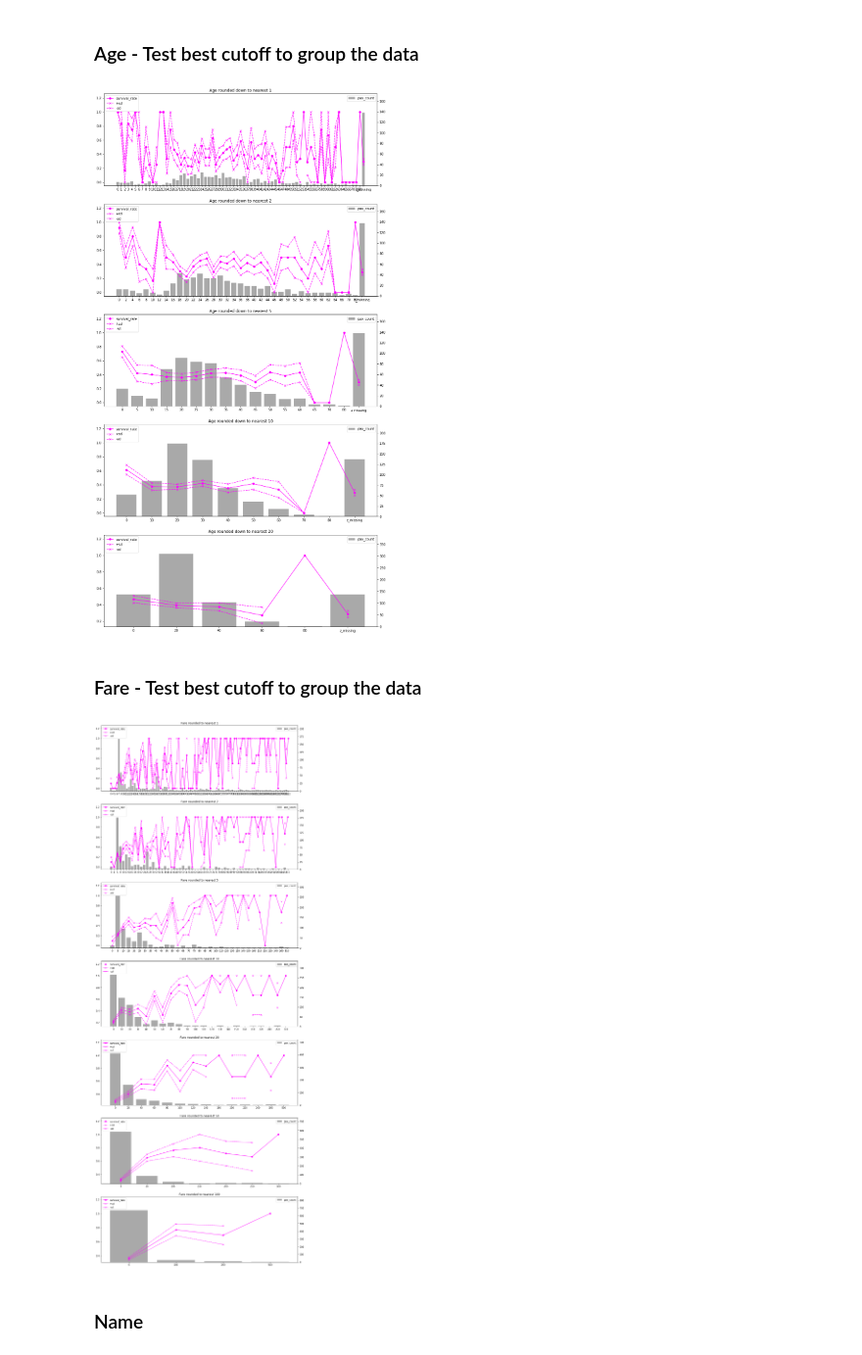
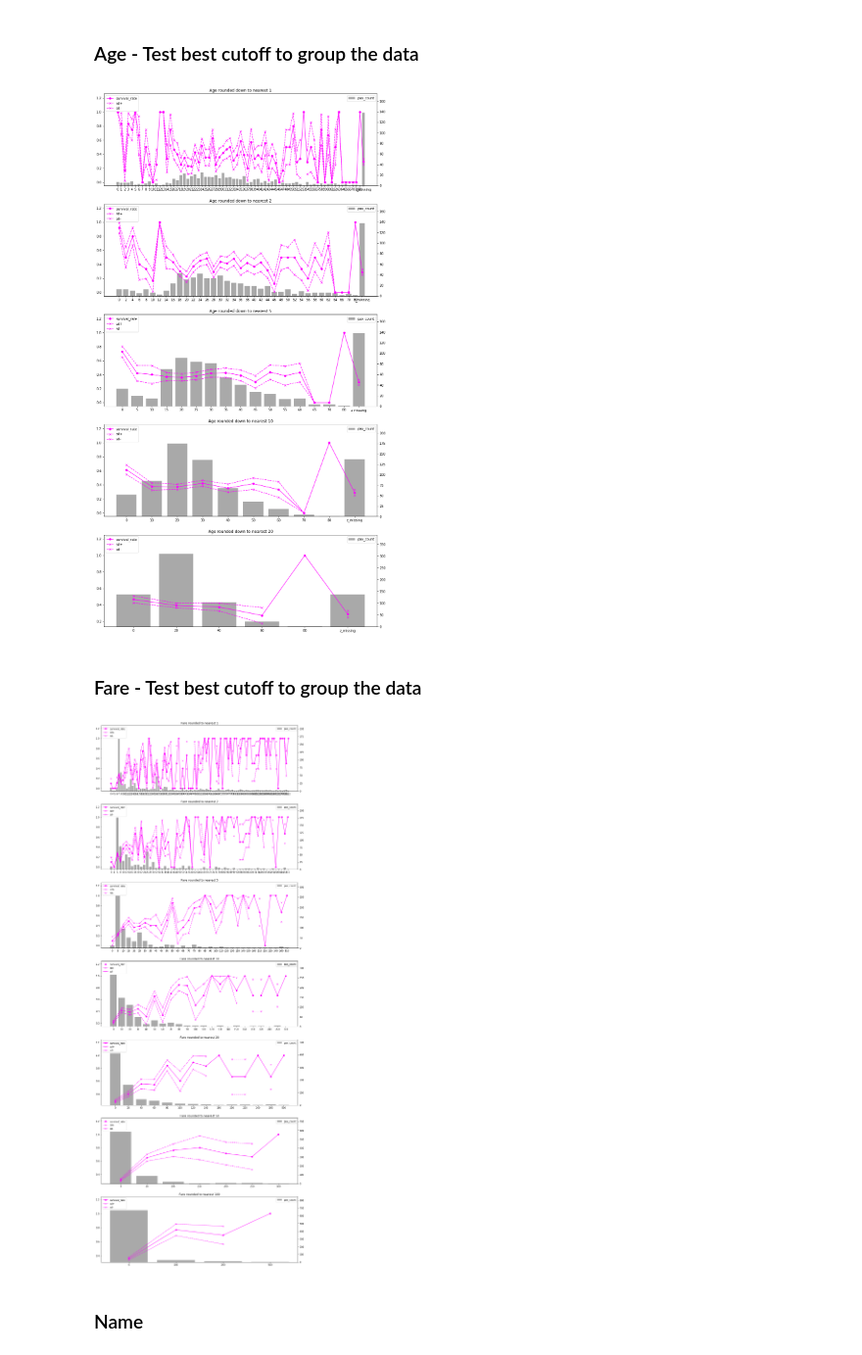
Before and after one commit to riwaa/Kaggle_ML_Titanic, a Jupyter notebook: Titanic_Model_v2.ipynb, the cells around one changed output. Shown at 98% size. Cells and saved outputs as stored; diff of their text form; code cells hidden in the pictures.

```diff
--- a/Titanic_Model_v2.ipynb
+++ b/Titanic_Model_v2.ipynb
@@ -121,7 +121,17 @@ __I will need to understand the following variable better:__
 * Fare: data is really sparse, Need to explore groupbing data
 * Cabin: Maybe the letter of the cabin would be useful
 # %%
-def var_info(train_data, var, label=train_label, target={'Survived': [('survival_rate', 'mean'), ('survival_rate_sd', np.std)]}):
+def mean_plus_sd(x):
+    if len(x) <= 1:
+        return(np.nan)
+    return(np.mean(x) + np.std(x)/(len(x)**0.5))
+
+def mean_minus_sd(x):
+    if len(x) <= 1:
+        return(np.nan)
+    return(np.mean(x) - np.std(x)/(len(x)**0.5))
+
+def var_info(train_data, var, label=train_label, target={'Survived': [('survival_rate', 'mean'), ('sd+', mean_plus_sd), ('sd-', mean_minus_sd)]}):
 
     df = train_data.copy()
     df['Survived'] = label
@@ -130,8 +140,8 @@ def var_info(train_data, var, label=train_label, target={'Survived': [('survival
     agg_method = {**{var: [('num_pax', 'count')]}, **target}
     agg = df.groupby([var]).agg(agg_method)
     agg.columns = agg.columns.get_level_values(1)
-    if 'survival_rate_sd' in agg.columns:
-        agg.survival_rate_sd = agg.survival_rate_sd / (agg.num_pax**0.5)
+#     if 'survival_rate_sd' in agg.columns:
+#         agg.survival_rate_sd = agg.survival_rate_sd / (agg.num_pax**0.5)
 
     return(agg)
 
@@ -248,17 +258,17 @@ def round_nearest(train_data, var, nearest):
 
     return(df)
 
-def plt_var_info(df, ax, target={'survival_rate':'magenta'}, confidence_interval=True, exposure='pax_count'):
+def plt_var_info(df, ax, target={'survival_rate': {'color': 'magenta', 'style': '-', 'marker': 'o'}}, exposure='pax_count'):
 
     x_labels = [str(i).replace('.0', '') for i in df.index.tolist()]  # change x into string, remove .0
 
     # plot target
     for i in target:
-        ax.plot(x_labels, df[i], label=i, color=target[i], marker='o')
+        color = target[i]['color']
+        style = target[i]['style']
+        marker = target[i]['marker']
+        ax.plot(x_labels, df[i], label=i, color=color, linestyle=style, marker=marker)
 
-        if confidence_interval == True and i + '_sd' in df.columns:
-            ax.plot(x_labels, df[i] + df[i+'_sd'], label='+sd', color=target[i], linestyle='dashed', marker='x')
-            ax.plot(x_labels, df[i] - df[i+'_sd'], label='-sd', color=target[i], linestyle='dashed', marker='x')
 
     ax_twin = ax.twinx()
     ax_twin.bar(x_labels, df.num_pax, label='pax_count', color='darkgrey')
@@ -283,27 +293,30 @@ nearest_rounding = [1, 2, 5, 10, 20]
 fig, axes = plt.subplots(len(nearest_rounding), 1, figsize=(15, 6 * len(nearest_rounding)))
 
 for i, nearest in enumerate(nearest_rounding):
-    df = var_info(round_nearest(train_data, var, nearest), var)
+    df = var_info(round_nearest(train_data, var, nearest), var, label=train_label, target={'Survived': [('survival_rate', 'mean'), ('sd+', mean_plus_sd), ('sd-', mean_minus_sd)]})
 
-    plt_var_info(df, axes[i], {'survival_rate':'magenta'}, confidence_interval=True, exposure='pax_count')
+    lines = {'survival_rate': {'color': 'magenta', 'style': '-', 'marker': 'o'}, 'sd+': {'color': 'magenta', 'style': '--', 'marker': 'x'}, 'sd-': {'color': 'magenta', 'style': '--', 'marker': 'x'}}
+    plt_var_info(df, axes[i], lines, exposure='pax_count')
     axes[i].set_title('{} rounded down to nearest {}'.format(var, nearest))
 # %% [output]
-[figure, old version]
+[figure, new version]
 # %% [markdown]
 ### Fare - Test best cutoff to group the data
 # %%
 var = 'Fare'
 nearest_rounding = [1, 2, 5, 10, 20, 50, 100]
 
 fig, axes = plt.subplots(len(nearest_rounding), 1, figsize=(15, 6 * len(nearest_rounding)))
 
 for i, nearest in enumerate(nearest_rounding):
-    df = var_info(round_nearest(train_data, var, nearest), var)
+    df = var_info(round_nearest(train_data, var, nearest), var, label=train_label, target={'Survived': [('survival_rate', 'mean'), ('sd+', mean_plus_sd), ('sd-', mean_minus_sd)]})
 
-    plt_var_info(df, axes[i])
+    lines = {'survival_rate': {'color': 'magenta', 'style': '-', 'marker': 'o'}, 'sd+': {'color': 'magenta', 'style': '--', 'marker': 'x'}, 'sd-': {'color': 'magenta', 'style': '--', 'marker': 'x'}}
+
+    plt_var_info(df, axes[i], lines)
     axes[i].set_title('{} rounded to nearest {}'.format(var, nearest))
 # %% [output]
-[figure, old version]
+[figure, new version]
 # %% [markdown]
 ### Name
 # %%
```
Also changed, not shown: parts of 9 cells of this notebook.
